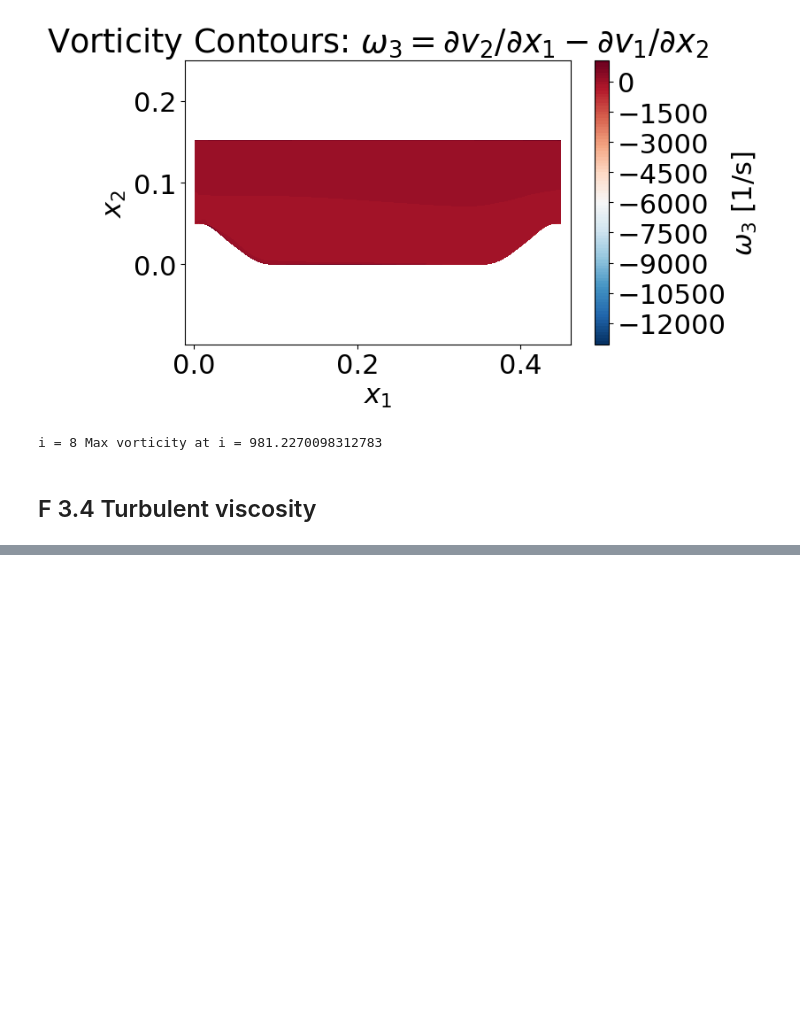
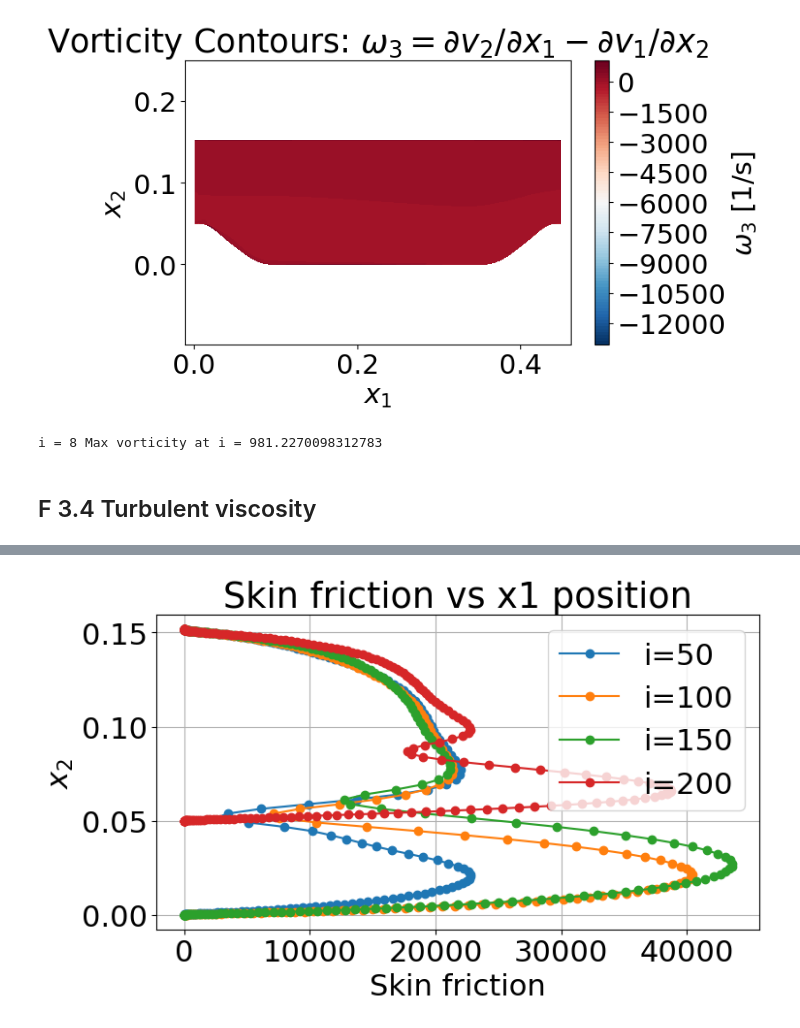
Before and after one commit to MartinStjernkvist/Applied-Mechanics, a Jupyter notebook: TME226/A2/Assignment_2.ipynb, the cells around one changed output, grey strips where cells are left out. Drawn from its saved outputs; the diff is of its cells as text; code cells hidden in the pictures; blank space fills up the shorter version.

```diff
--- a/TME226/A2/Assignment_2.ipynb
+++ b/TME226/A2/Assignment_2.ipynb
@@ -263,0 +296,19 @@ i = 8 Max vorticity at i = 981.2270098312783
+# %%
+plt.figure(figsize=(8,5))
+i=50
+plt.plot(ratio[i,:], x2_2d[i,:], 'o-', label='i=50')  # detail x1 position
+i=100
+plt.plot(ratio[i,:], x2_2d[i,:], 'o-', label='i=100')  # detail x1 position
+i=150
+plt.plot(ratio[i,:], x2_2d[i,:], 'o-', label='i=150')  # detail x1 position
+i=199
+plt.plot(ratio[i,:], x2_2d[i,:], 'o-', label='i=200')  # detail x1 position
+plt.ylabel('$x_2$')
+plt.xlabel('Skin friction')
+plt.title('Skin friction vs x1 position')
+plt.grid(True)
+plt.tight_layout()
+plt.legend()
+plt.show()
+# %% [output]
+[figure, added]
```
Also changed, not shown: parts of 3 cells of this notebook, 3 other files.
